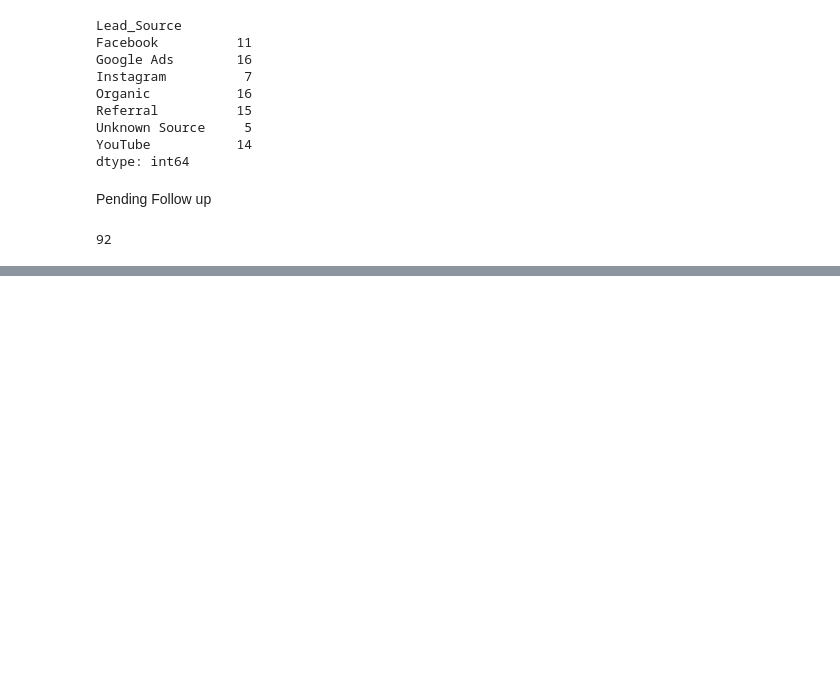
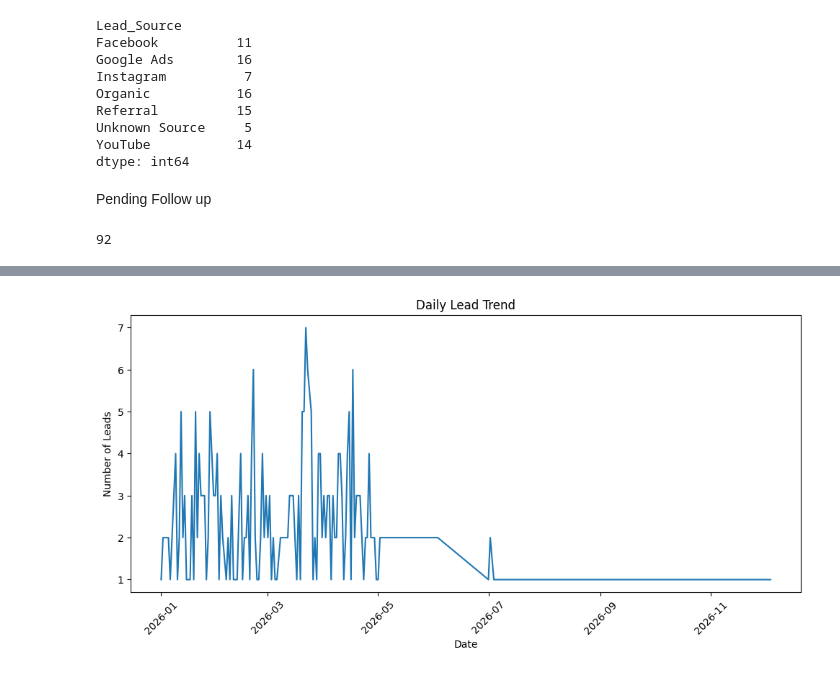
Before and after one commit to Arti102/MIS, a Jupyter notebook: Pythoncode.ipynb, the cells around one changed output, grey strips where cells are left out. Drawn from its saved outputs; the diff is of its cells as text; code cells hidden in the pictures; blank space fills up the shorter version.

```diff
--- a/Pythoncode.ipynb
+++ b/Pythoncode.ipynb
@@ -269,0 +272,8 @@ print(pending.shape[0])
+# %%
+df['Enquiry_Date'] = pd.to_datetime(
+    df['Enquiry_Date'],
+    format='mixed',
+    dayfirst=True
+)
+# %%
+df['Enquiry_Date'] = df['Enquiry_Date'].dt.strftime('%d-%m-%Y')
@@ -269,0 +291,10 @@ print(pending.shape[0])
+# %%
+df['Enquiry_Date'] = pd.to_datetime(
+    df['Enquiry_Date'],
+    format='mixed',
+    dayfirst=True
+)
+# %%
+daily_trend = df.groupby(df['Enquiry_Date'].dt.date)['Lead_ID'].count()
+
+print(daily_trend)
@@ -269,0 +315,16 @@ print(pending.shape[0])
+# %%
+import matplotlib.pyplot as plt
+
+daily_trend.plot(figsize=(12,5))
+
+plt.title("Daily Lead Trend")
+
+plt.xlabel("Date")
+
+plt.ylabel("Number of Leads")
+
+plt.xticks(rotation=45)
+
+plt.show()
+# %% [output]
+[figure, added]
```
Also changed, not shown: parts of 16 cells of this notebook.
